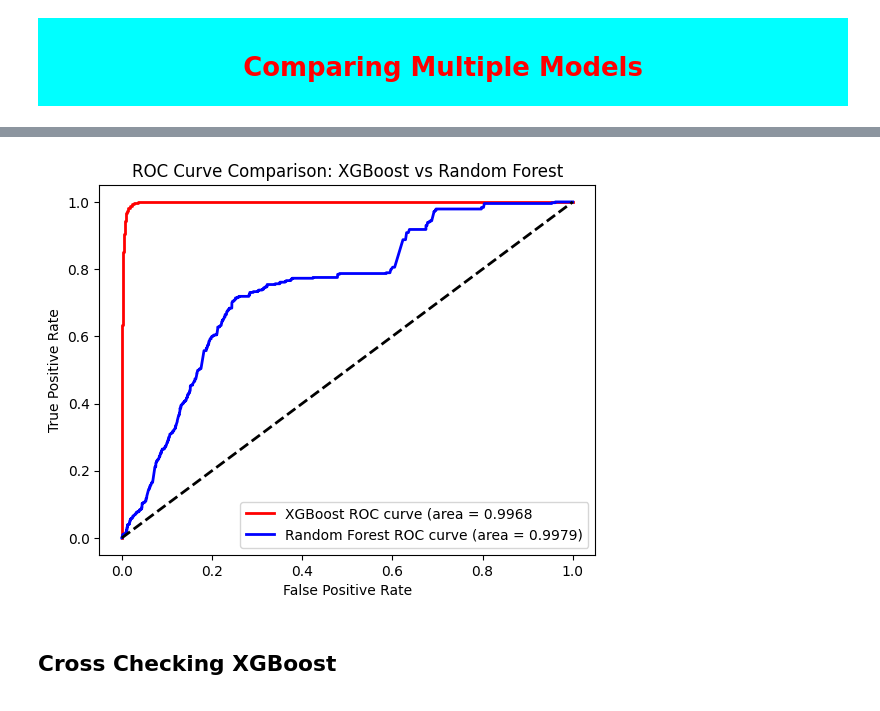
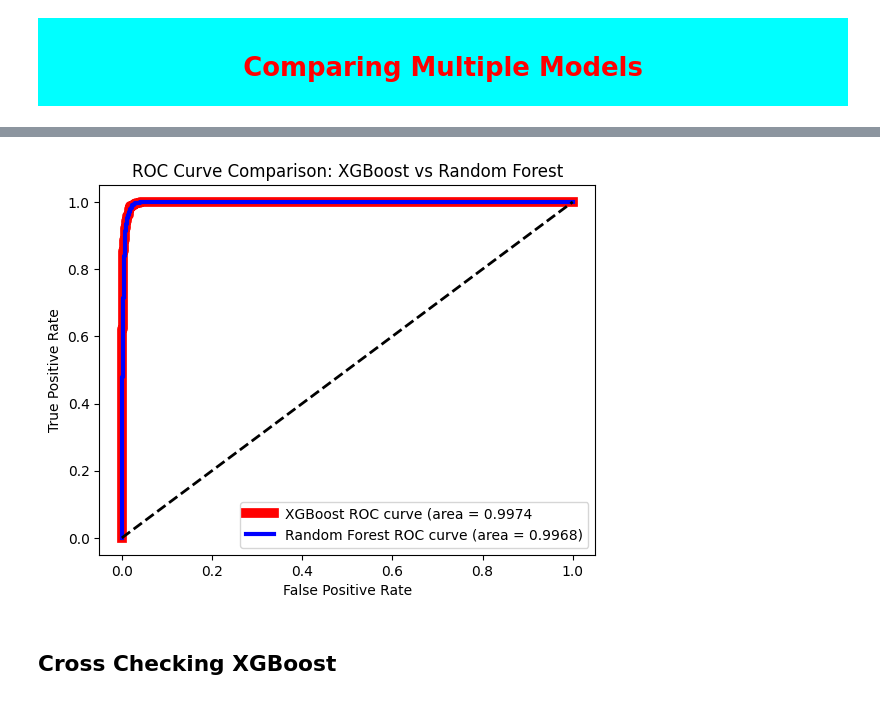
Before and after one commit to Abman2/zero_day, a Jupyter notebook: New folder/new.ipynb, the cells around one changed output, grey strips where cells are left out. Drawn from its saved outputs; the diff is of its cells as text; code cells hidden in the pictures.

```diff
--- a/New folder/new.ipynb
+++ b/New folder/new.ipynb
@@ -723,34 +734,34 @@ create_bar_chart("F1 Score", models["F1 Score"])
 # %%
 import matplotlib.pyplot as plt
 from sklearn.metrics import roc_curve, auc
 
 # Predict probabilities for XGBoost
 y_pred_prob_xgb = xgb_best_model.predict_proba(X_test)[:, 1]
 
 # Predict probabilities for Random Forest
 y_pred_prob_rf = rf_best_model.predict_proba(X_test)[:, 1]
 
 # Compute ROC curve and ROC area for XGBoost
 fpr_xgb, tpr_xgb, _ = roc_curve(y_test, y_pred_prob_xgb)
 roc_auc_xgb = auc(fpr_xgb, tpr_xgb)
 
 # Compute ROC curve and ROC area for Random Forest
 fpr_rf, tpr_rf, _ = roc_curve(y_test, y_pred_prob_rf)
 roc_auc_rf = auc(fpr_rf, tpr_rf)
 
 # Plot ROC curves
 plt.figure()
-plt.plot(fpr_xgb, tpr_xgb, color='red', lw=2, label='XGBoost ROC curve (area = 0.9968')
-plt.plot(fpr_rf, tpr_rf, color='blue', lw=2, label= f'Random Forest ROC curve (area = {roc_auc_xgb:.4f})')
+plt.plot(fpr_xgb, tpr_xgb, color='red', lw=7, label=f'XGBoost ROC curve (area = {roc_auc_xgb:.4f}')
+plt.plot(fpr_rf, tpr_rf, color='blue', lw=3, label= f'Random Forest ROC curve (area = {roc_auc_rf:.4f})')
 plt.plot([0, 1], [0, 1], color='black', lw=2, linestyle='--')
 plt.xlabel('False Positive Rate')
 plt.ylabel('True Positive Rate')
 plt.title('ROC Curve Comparison: XGBoost vs Random Forest')
 plt.legend(loc="lower right")
 plt.grid(False)
 plt.show()
 # %% [output]
-[figure, old version]
+[figure, new version]
 # %% [markdown]
 <b><h2>Cross Checking XGBoost</h2></b>
 # %%
```
Also changed, not shown: parts of 20 cells of this notebook, 5 other files.
